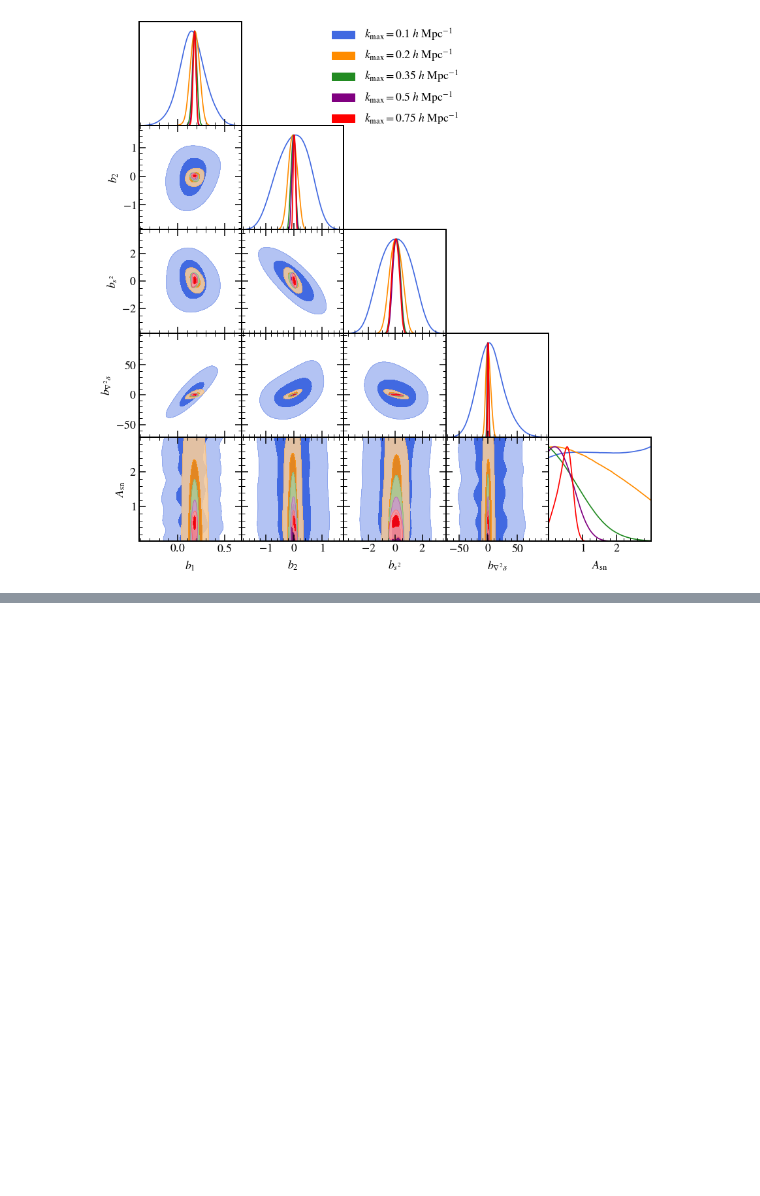
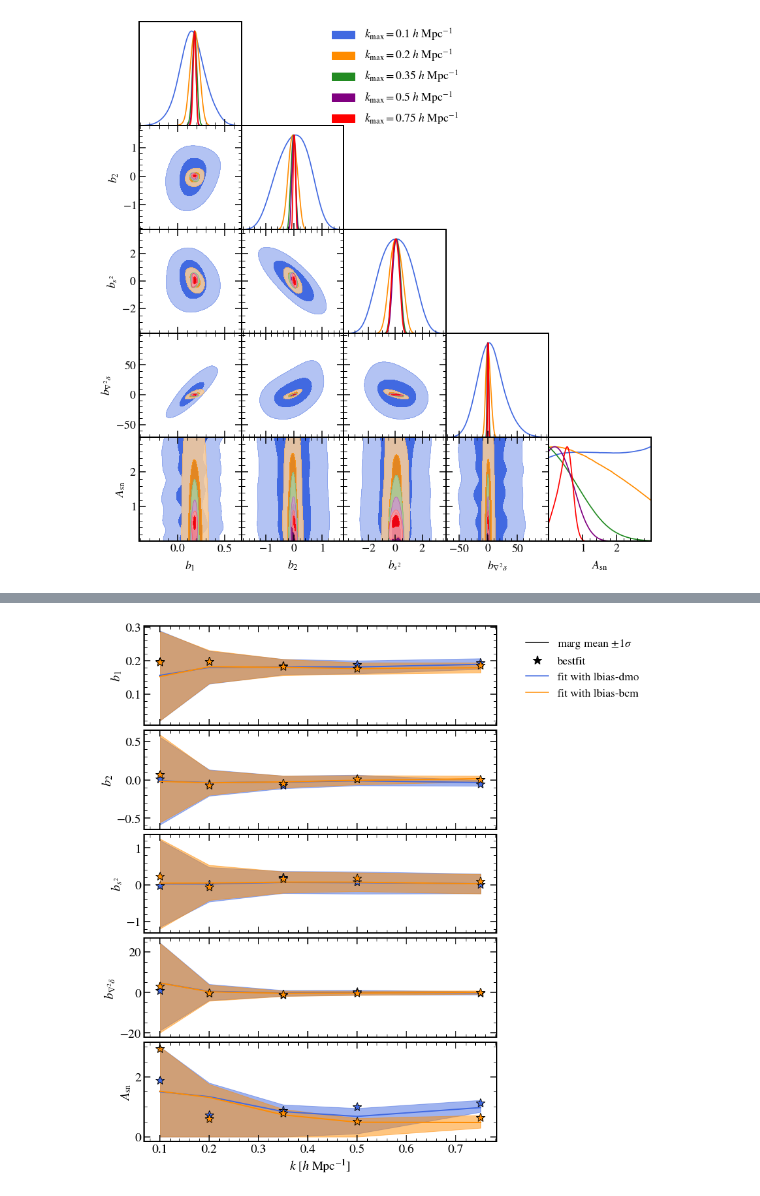
Before and after one commit to matteozennaro/LbiasBaryons, a Jupyter notebook: FitGalaxyMatterPk.ipynb, the cells around one changed output, grey strips where cells are left out. Saved outputs shown, nothing was run; the diff lists cells and outputs as text; code cells hidden in the pictures; blank space fills up the shorter version.

```diff
--- a/FitGalaxyMatterPk.ipynb
+++ b/FitGalaxyMatterPk.ipynb
@@ -254,0 +288,57 @@ WARNING:root:auto bandwidth for Asn very small or failed (h=0.000461849825581801
+# %%
+fig, ax = plt.subplots(len(mn[0]['parameters']), 1, figsize=(10, 15), sharex=True, gridspec_kw={'hspace':0.05, 'wspace':0.3})
+ax = ax.flatten()
+
+for ipar in range(len(mn[0]['parameters'])):
+
+    upper = []
+    lower = []
+    mean = []
+    bf = []
+    for ik in range(len(kmaxes)):
+        margstats = gd_samples[ik].getMargeStats()
+        margstats_par = margstats.parWithName(mn[ik]['parameters'][ipar])
+        upper.append(margstats_par.limits[0].upper)
+        lower.append(margstats_par.limits[0].lower)
+        mean.append(margstats_par.mean)
+        bf.append(mn[ik]['bestfit']['parameters'][ipar])
+    if truths is not None:
+        ax[ipar].axhline(truths[ipar], color='k', ls='--')
+    ax[ipar].fill_between(kmaxes, lower, upper, color='royalblue', alpha=0.5)
+    ax[ipar].plot(kmaxes, mean, color='royalblue', lw=2)
+    ax[ipar].plot(kmaxes, bf, lw=0, marker='*', color='royalblue', mec='k', ms=15)
+    ax[ipar].set_ylabel(r'${}$'.format(mn[i]['latex'][ipar]), fontsize=20)
+
+for ipar in range(len(mnbcm[0]['parameters'])):
+
+    upper = []
+    lower = []
+    mean = []
+    bf = []
+    for ik in range(len(kmaxes)):
+        margstats = gd_samples_bcm[ik].getMargeStats()
+        margstats_par = margstats.parWithName(mnbcm[ik]['parameters'][ipar])
+        upper.append(margstats_par.limits[0].upper)
+        lower.append(margstats_par.limits[0].lower)
+        mean.append(margstats_par.mean)
+        bf.append(mnbcm[ik]['bestfit']['parameters'][ipar])
+    if truths is not None:
+        ax[ipar].axhline(truths[ipar], color='k', ls='--')
+    ax[ipar].fill_between(kmaxes, lower, upper, color='darkorange', alpha=0.5)
+    ax[ipar].plot(kmaxes, mean, color='darkorange', lw=2)
+    ax[ipar].plot(kmaxes, bf, lw=0, marker='*', color='darkorange', mec='k', ms=15)
+    ax[ipar].set_ylabel(r'${}$'.format(mnbcm[i]['latex'][ipar]), fontsize=20)
+
+hh = [
+      plt.Line2D([],[],color='k', ls='-', label=r'marg mean $\pm 1\sigma$'),
+      plt.Line2D([],[],lw=0, marker='*', color='k', mec='k', ms=15, label='bestfit'),
+      plt.Line2D([],[],color='royalblue', ls='-', label=r'fit with lbias-dmo'),
+      plt.Line2D([],[],color='darkorange', ls='-', label=r'fit with lbias-bcm'),
+     ]
+if truths is not None:
+    hh.append(plt.Line2D([],[],color='k', ls='--', label='True value'))
+ax[0].legend(handles=hh, loc='upper left', bbox_to_anchor=(1.05,1))
+
+ax[-1].set_xlabel(r'$k \,\, [h \,\, \mathrm{Mpc}^{-1}]$', fontsize=20)
+plt.show()
+# %% [output]
@@ -254,0 +346 @@ WARNING:root:auto bandwidth for Asn very small or failed (h=0.000461849825581801
+[figure, added]
```
Also changed, not shown: parts of 6 cells of this notebook, 1 other file.
